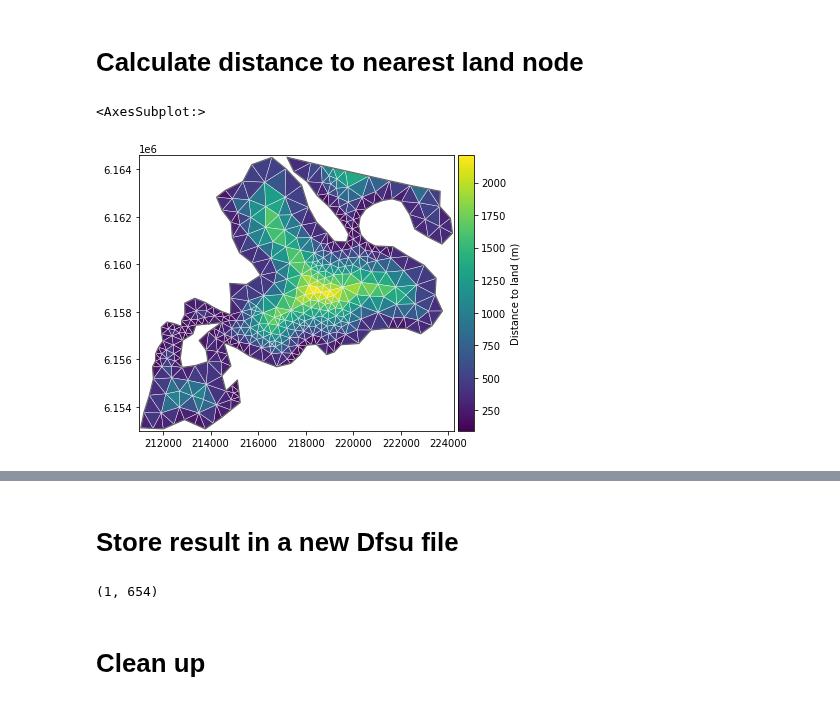
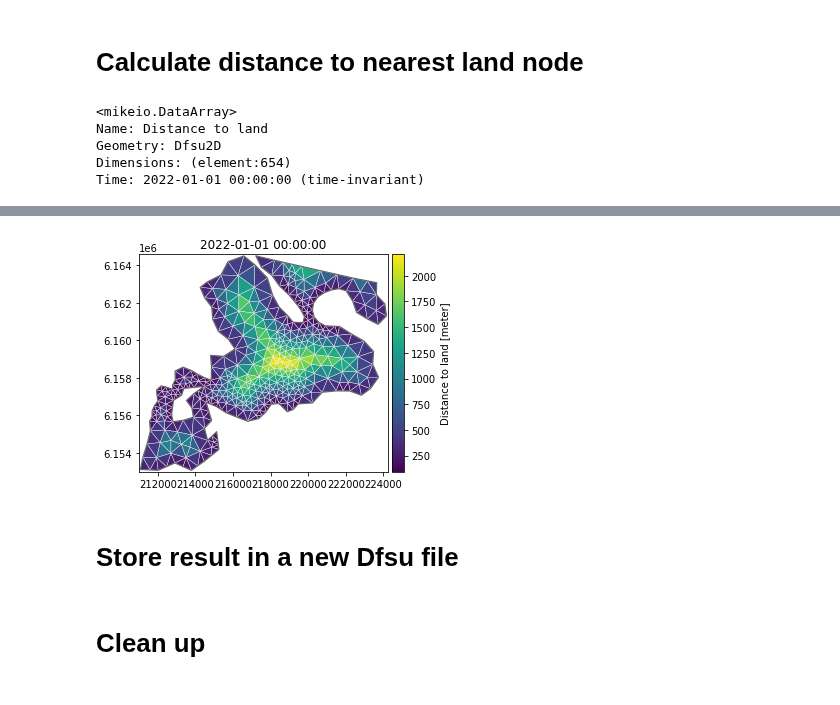
Before and after one commit to DHI/mikeio, a Jupyter notebook: notebooks/Dfsu - Distance to land.ipynb, the cells around one changed output, grey strips where cells are left out. Drawn from its saved outputs; the diff is of its cells as text; code cells hidden in the pictures.

```diff
--- a/notebooks/Dfsu - Distance to land.ipynb
+++ b/notebooks/Dfsu - Distance to land.ipynb
@@ -63,8 +42,18 @@ d = np.zeros(ne)
 
 for i in range(ne):
     d[i] = np.min(np.sqrt((ec[i,0] - ncland[:,0])**2 + (ec[i,1] -ncland[:,1])**2))
-# %%
-msh.plot(z=d,label="Distance to land (m)")
-# %% [output]
-<AxesSubplot:>
-[figure, removed]
+# %%
+da = mikeio.DataArray(data=d,
+                      time="2022",
+                      geometry=msh.geometry,
+                      item=mikeio.ItemInfo("Distance to land", mikeio.EUMType.Distance, mikeio.EUMUnit.meter))
+da
+# %% [output]
+<mikeio.DataArray>
+Name: Distance to land
+Geometry: Dfsu2D
+Dimensions: (element:654)
+Time: 2022-01-01 00:00:00 (time-invariant)
+# %%
+da.plot()
+# %% [output]
@@ -71,7 +61,3 @@ msh.plot(z=d,label="Distance to land (m)")
+[figure, added]
 # %% [markdown]
 # Store result in a new Dfsu file
-# %%
-d2d = np.atleast_2d(d)
-d2d.shape
-# %% [output]
-(1, 654)
```
Also changed, not shown: parts of 13 cells of this notebook.
